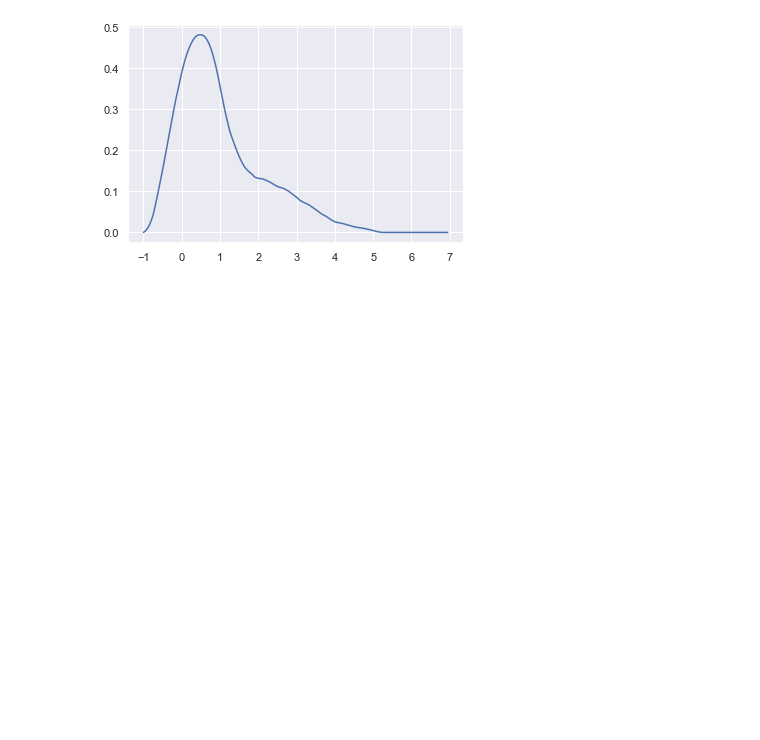
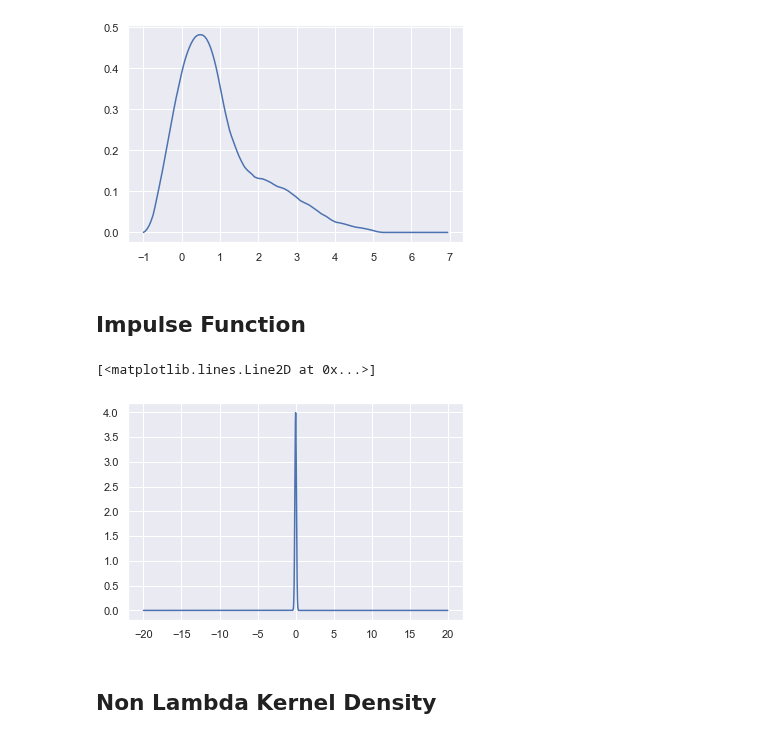
Before and after one commit to rcalix1/ProbabilityDensityFunctionsFromNeuralNets, a Jupyter notebook: KernelEstimationOfPDFs.ipynb, the cells around one changed output. Drawn from its saved outputs; the diff is of its cells as text; code cells hidden in the pictures; blank space fills up the shorter version.

```diff
--- a/KernelEstimationOfPDFs.ipynb
+++ b/KernelEstimationOfPDFs.ipynb
@@ -108,3 +110,32 @@ plt.plot(y, func(y))
 # %% [output]
 [<matplotlib.lines.Line2D at 0x...>]
 [figure]
+# %% [markdown]
+## Impulse Function
+# %%
+def ImpulseGaussian(x, mu, sigma):
+
+    left  = 1 / (    torch.sqrt(   2 * torch.tensor(math.pi)   ) * torch.sqrt(torch.tensor(sigma) )    )
+
+    right = torch.exp(   -(x - mu)**2 / (2 * sigma)    )
+
+    vector_vals = left * right
+
+    return vector_vals         ## .unsqueeze(0)
+# %%
+
+N_error_range = 20
+
+x = torch.arange(-N_error_range, N_error_range, 0.01)
+# %%
+mu = 0.0
+sigma  = 0.01
+
+y = ImpulseGaussian(x, mu, sigma)
+
+plt.plot(x, y)
+# %% [output]
+[<matplotlib.lines.Line2D at 0x...>]
+[figure, added]
+# %% [markdown]
+## Non Lambda Kernel Density
```
Also changed, not shown: parts of 10 cells of this notebook.
